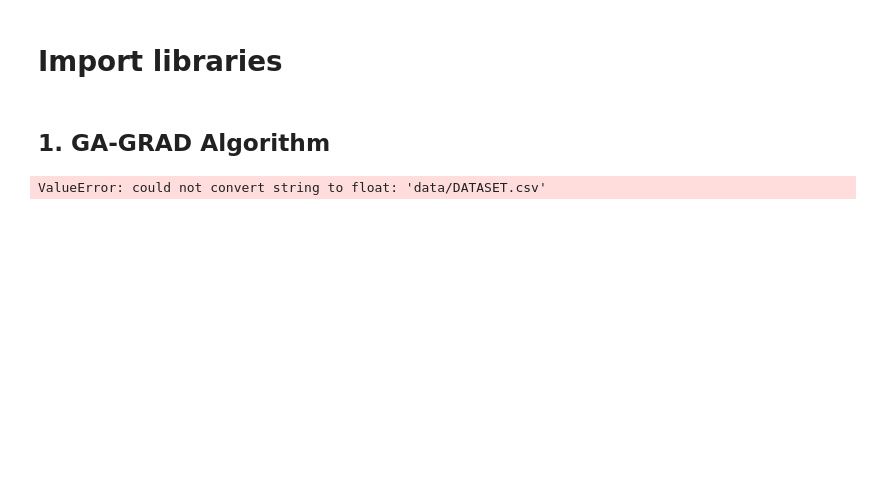
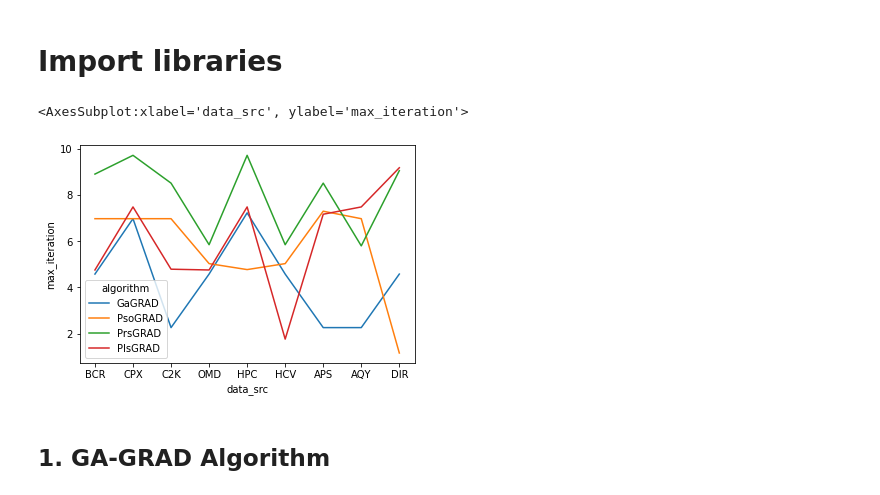
Before and after one commit to owuordickson/meso-hpc-lr, a Jupyter notebook: results/swarmgp/parameter_tuning.ipynb, the cells around one changed output. Saved outputs shown, nothing was run; the diff lists cells and outputs as text; code cells hidden in the pictures; blank space fills up the shorter version.

```diff
--- a/results/swarmgp/parameter_tuning.ipynb
+++ b/results/swarmgp/parameter_tuning.ipynb
@@ -6,22 +66,16 @@ from bayes_opt import BayesianOptimization
+# %%
+# Create data-frames
+
+#dd['params'][0]['algorithm']
+df = pd.DataFrame.from_dict(dd['params'])
+df_ga = df.loc[df['algorithm'] == 'GaGRAD'][['algorithm', 'data_src', 'objects', 'attributes', 'max_iteration', 'n_pop', 'pc', 'gamma', 'mu', 'sigma']]
+df_pso = df.loc[df['algorithm'] == 'PsoGRAD'][['algorithm', 'data_src', 'objects', 'attributes', 'max_iteration', 'n_particles', 'velocity', 'coef_p', 'coef_g']]
+df_pls = df.loc[df['algorithm'] == 'PlsGRAD'][['algorithm', 'data_src', 'objects', 'attributes', 'max_iteration', 'step_size']]
+df_prs = df.loc[df['algorithm'] == 'PrsGRAD'][['algorithm', 'data_src', 'objects', 'attributes', 'max_iteration']]
+
+sns.lineplot(data=df, x='data_src', y="max_iteration", hue="algorithm")
+# %% [output]
+<AxesSubplot:xlabel='data_src', ylabel='max_iteration'>
+[figure, added]
 # %% [markdown]
 ## 1. GA-GRAD Algorithm
-# %%
-
-# Bounded region of parameter space
-# data_src, min_supp=MIN_SUPPORT, max_iteration=MAX_ITERATIONS, n_pop=N_POPULATION, pc=PC, gamma=GAMMA, mu=MU, sigma=SIGMA,
-pbounds = {'data_src': ('data/DATASET.csv','data/DATASET.csv'), 'min_supp': (0.5,0.5), 'max_iteration': (1,10), 'n_pop': (1,20), 'pc': (0.1, 1), 'gamma': (0.1, 0.9), 'mu': (0.1, 0.9), 'sigma': (0.1, 0.9)}
-
-optimizer = BayesianOptimization(
-    f=sgp.gagps,
-    pbounds=pbounds,
-    random_state=1,
-)
-
-optimizer.maximize(
-    init_points=2,
-    n_iter=3,
-)
-
-print(optimizer.max)
-# %% [output]
-ValueError: could not convert string to float: 'data/DATASET.csv'
```
Also changed, not shown: parts of 9 cells of this notebook.
